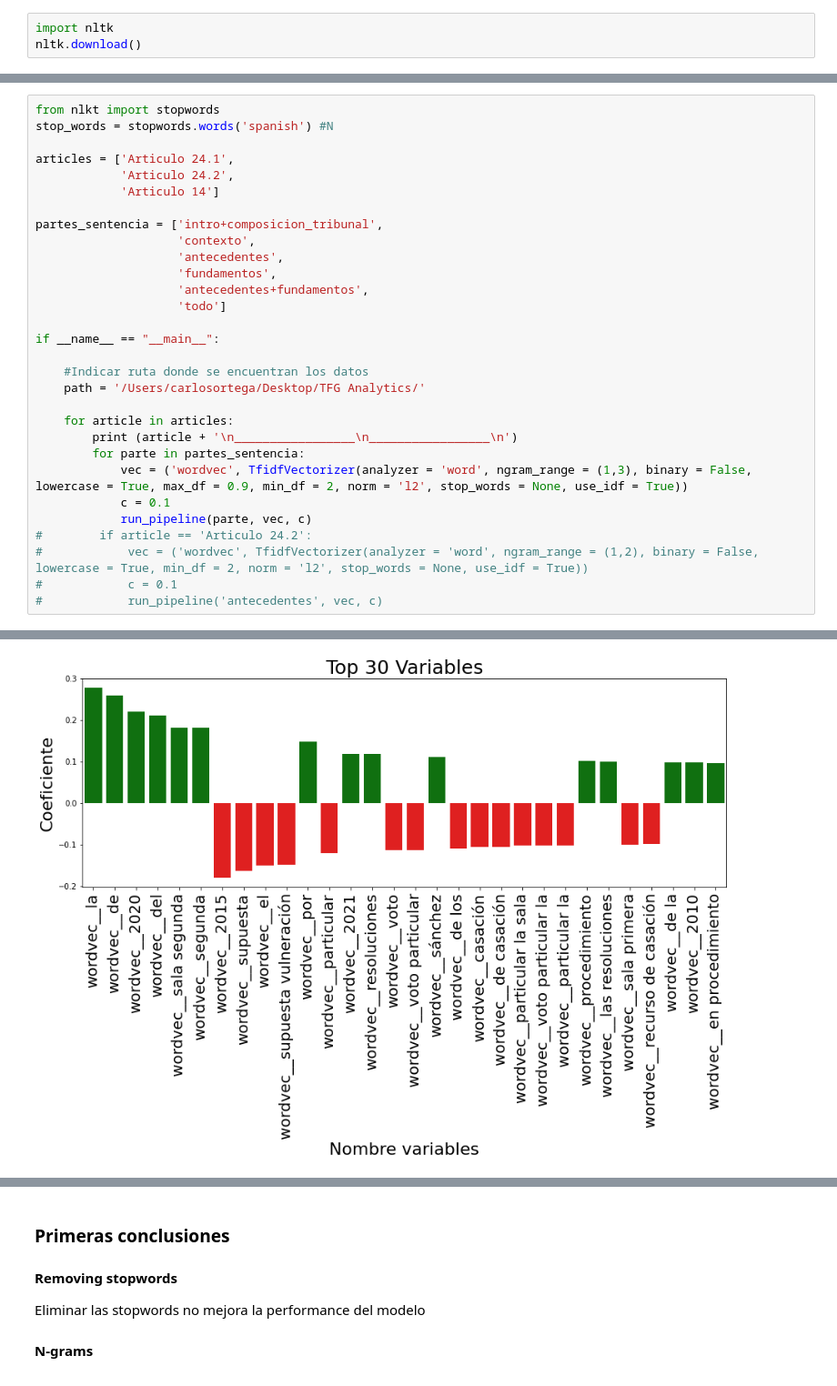
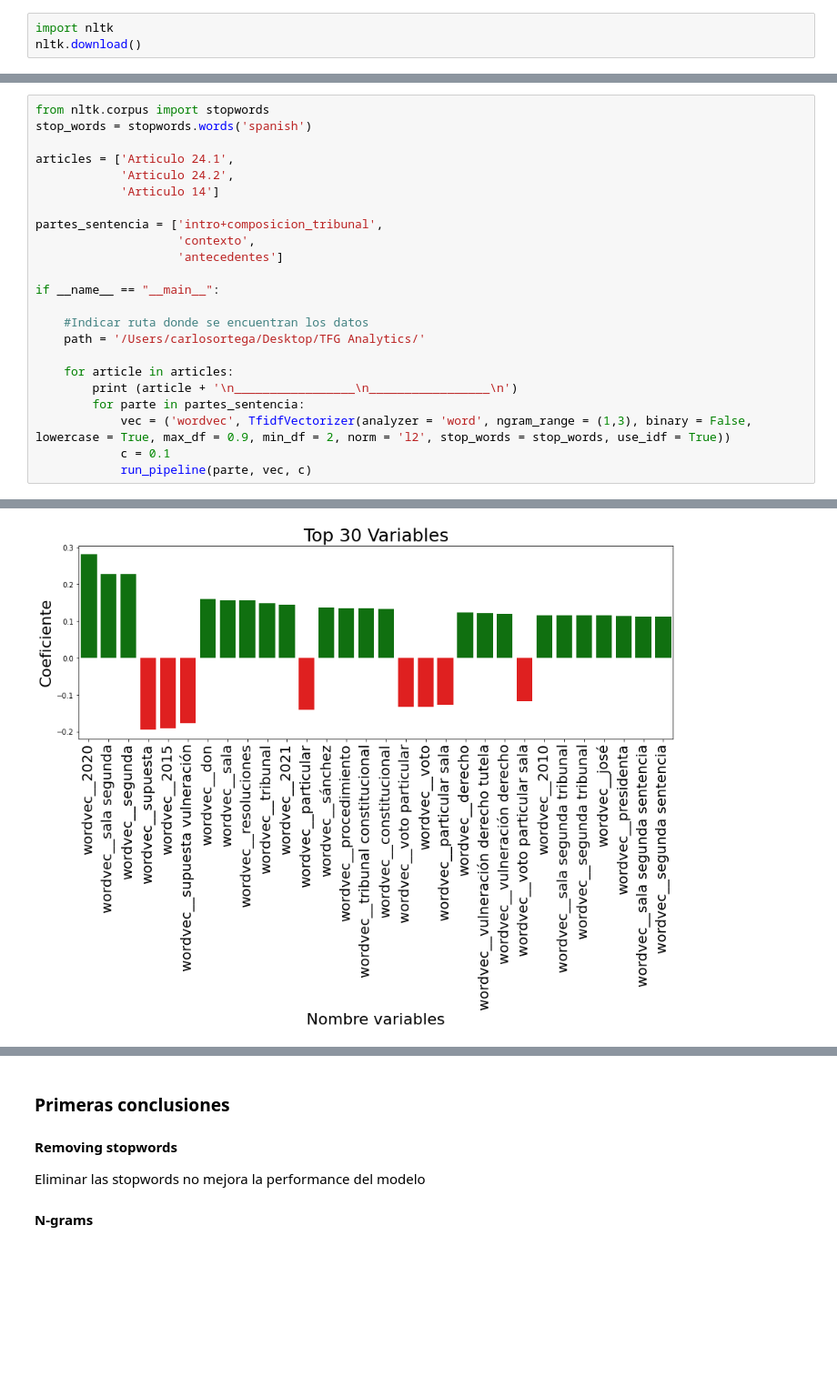
Before and after one commit to carlosortega7/TFG_Analytics_TC, a Jupyter notebook: TFG_Analytics_limpio.ipynb, the cells around one changed output, grey strips where cells are left out. Shown at 91% size. Saved outputs shown, nothing was run; the diff lists cells and outputs as text; blank space fills up the shorter version.

```diff
--- a/TFG_Analytics_limpio.ipynb
+++ b/TFG_Analytics_limpio.ipynb
@@ -525,42 +528,35 @@ En este caso estoy probando un test set unbalanced, otras variantes que he proba
 # %%
-from nlkt import stopwords
-stop_words = stopwords.words('spanish') #N
+from nltk.corpus import stopwords
+stop_words = stopwords.words('spanish')
 
 articles = ['Articulo 24.1',
             'Articulo 24.2',
             'Articulo 14']
 
 partes_sentencia = ['intro+composicion_tribunal',
                     'contexto',
-                    'antecedentes',
-                    'fundamentos',
-                    'antecedentes+fundamentos',
-                    'todo']
+                    'antecedentes']
 
 if __name__ == "__main__":
 
     #Indicar ruta donde se encuentran los datos
     path = '/Users/carlosortega/Desktop/TFG Analytics/'
 
     for article in articles:
         print (article + '\n_________________\n_________________\n')
         for parte in partes_sentencia:
-            vec = ('wordvec', TfidfVectorizer(analyzer = 'word', ngram_range = (1,3), binary = False, lowercase = True, max_df = 0.9, min_df = 2, norm = 'l2', stop_words = None, use_idf = True))
+            vec = ('wordvec', TfidfVectorizer(analyzer = 'word', ngram_range = (1,3), binary = False, lowercase = True, max_df = 0.9, min_df = 2, norm = 'l2', stop_words = stop_words, use_idf = True))
             c = 0.1
             run_pipeline(parte, vec, c)
-#        if article == 'Articulo 24.2':
-#            vec = ('wordvec', TfidfVectorizer(analyzer = 'word', ngram_range = (1,2), binary = False, lowercase = True, min_df = 2, norm = 'l2', stop_words = None, use_idf = True))
-#            c = 0.1
-#            run_pipeline('antecedentes', vec, c)
 # %% [output]
 Articulo 24.1
 _________________
 _________________
 
 Entrenado sobre: intro+composicion_tribunal
 
 Entrenando sobre 96 casos favorables + 96 casos desfavorables = 192 cases
 Sentencias disponibles para testear: 746 favorables + 24  desfavorables
 ***TEST***
 ['desfavorable' 'favorable']
-[figure, old version]
+[figure, new version]
```
Also changed, not shown: parts of 2 cells of this notebook.
